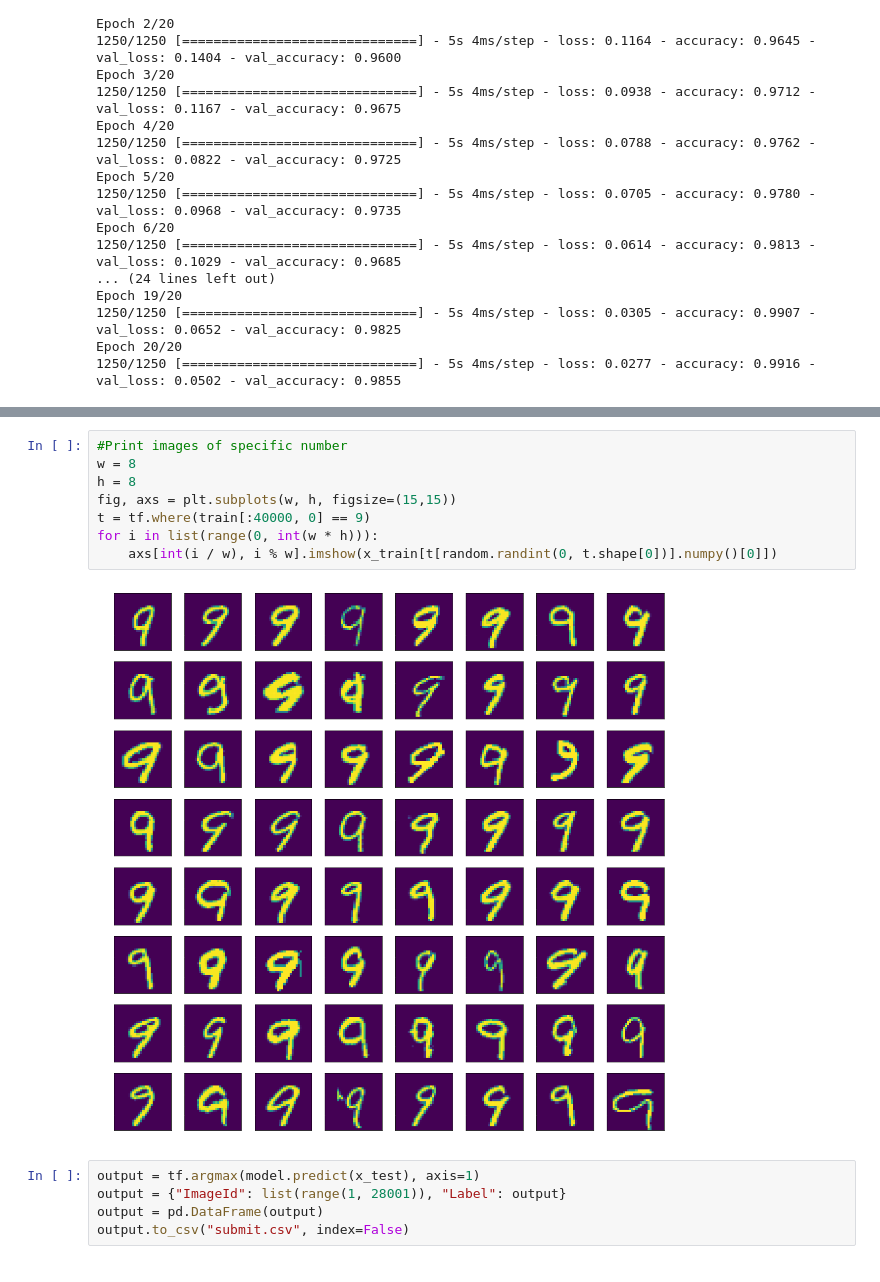
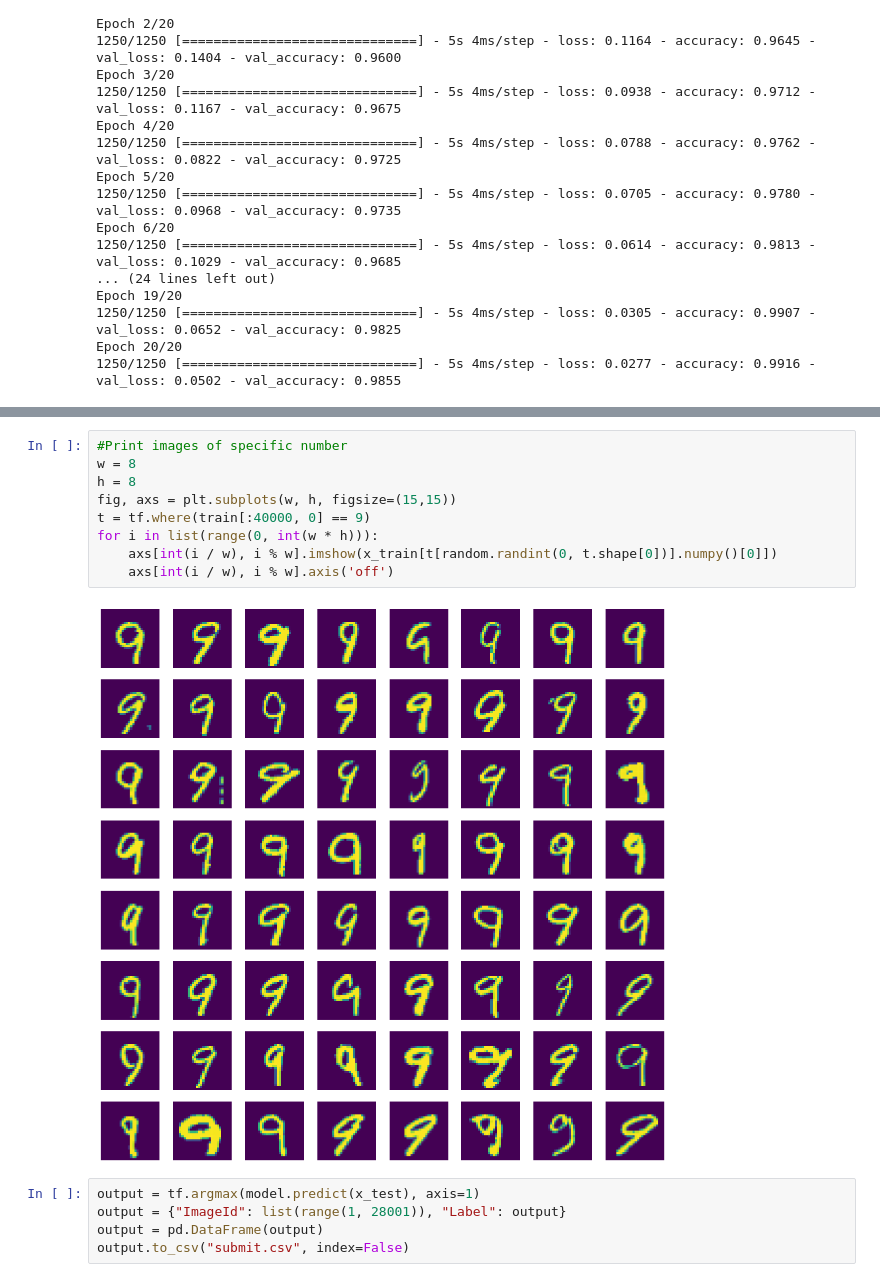
Before and after one commit to bbbb8264/Kaggle, a Jupyter notebook: Digit Recognizer/DigitRecognizer.ipynb, the cells around one changed output, grey strips where cells are left out. Cells and saved outputs as stored; diff of their text form.

```diff
--- a/Digit Recognizer/DigitRecognizer.ipynb
+++ b/Digit Recognizer/DigitRecognizer.ipynb
@@ -89,13 +89,14 @@ for i in list(range(0, w*h)):
-# %%
-#Print images of specific number
-w = 8
-h = 8
-fig, axs = plt.subplots(w, h, figsize=(15,15))
-t = tf.where(train[:40000, 0] == 9)
-for i in list(range(0, int(w * h))):
-    axs[int(i / w), i % w].imshow(x_train[t[random.randint(0, t.shape[0])].numpy()[0]])
-# %% [output]
-[figure, removed]
+# %%
+#Print images of specific number
+w = 8
+h = 8
+fig, axs = plt.subplots(w, h, figsize=(15,15))
+t = tf.where(train[:40000, 0] == 9)
+for i in list(range(0, int(w * h))):
+    axs[int(i / w), i % w].imshow(x_train[t[random.randint(0, t.shape[0])].numpy()[0]])
+    axs[int(i / w), i % w].axis('off')
+# %% [output]
+[figure, added]
 # %%
 output = tf.argmax(model.predict(x_test), axis=1)
 output = {"ImageId": list(range(1, 28001)), "Label": output}
```
Also changed, not shown: parts of 3 cells of this notebook.
